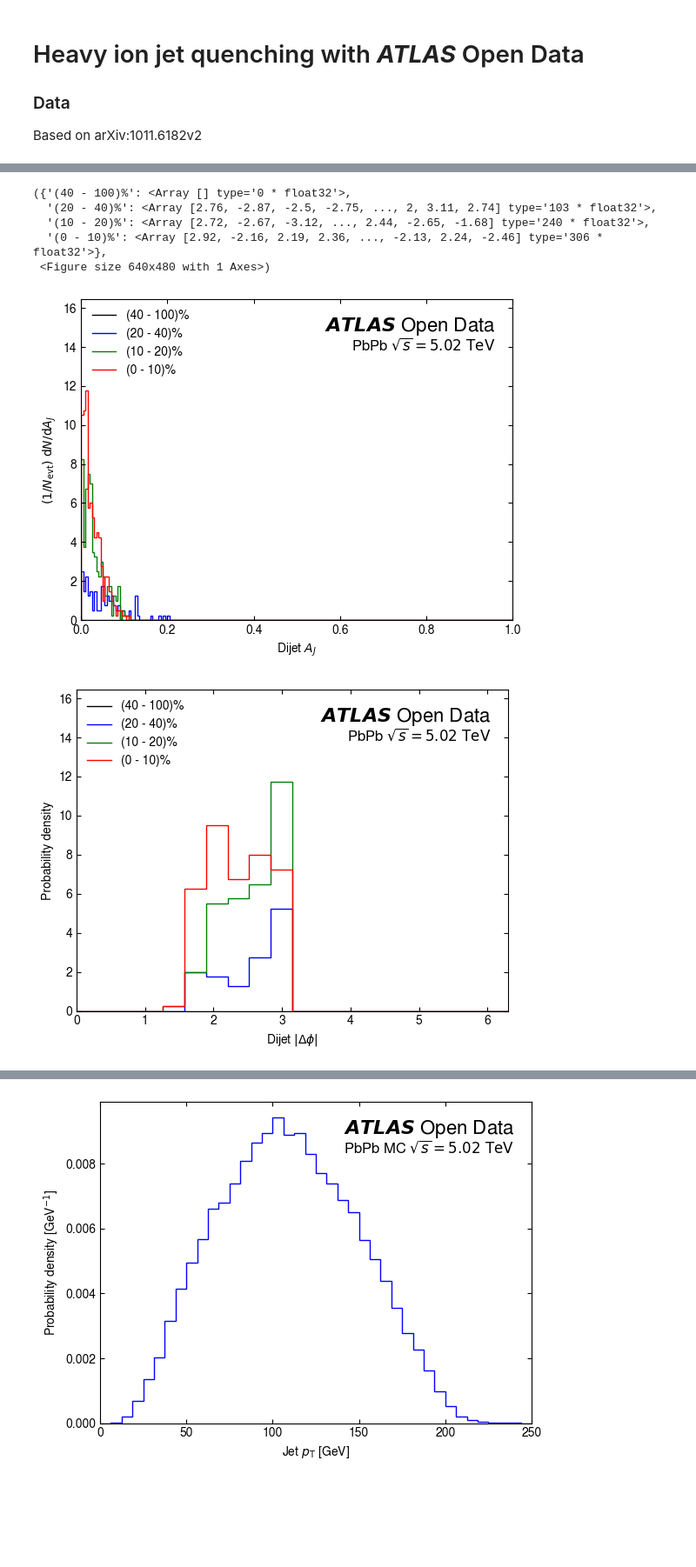
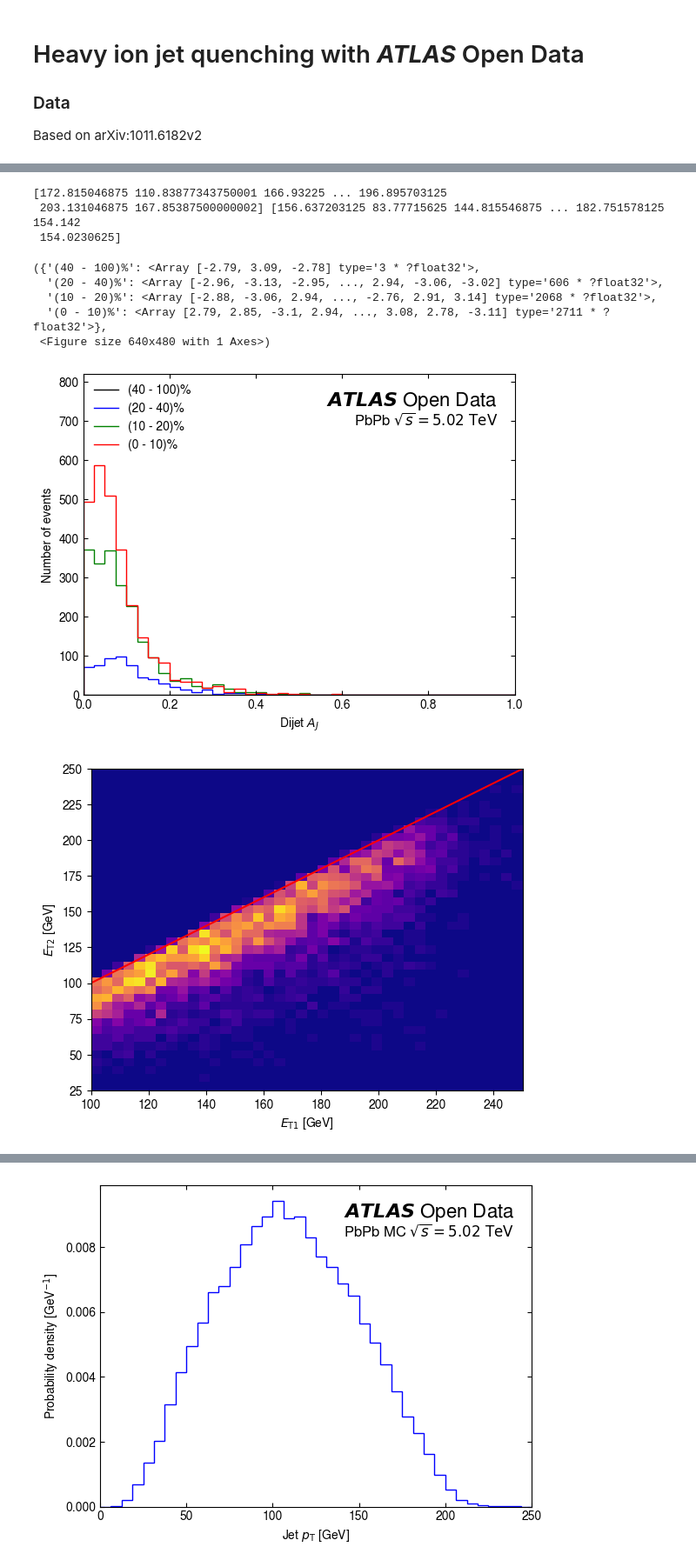
Before and after one commit to rjackson-lancs/notebooks-collection-opendata, a Jupyter notebook: for-research/heavy-ion-hard-probes/hardprobes_data.ipynb, the cells around one changed output, grey strips where cells are left out. Shown at 87% size. Drawn from its saved outputs; the diff is of its cells as text; code cells hidden in the pictures; blank space fills up the shorter version.

```diff
--- a/for-research/heavy-ion-hard-probes/hardprobes_data.ipynb
+++ b/for-research/heavy-ion-hard-probes/hardprobes_data.ipynb
@@ -52,6 +56,24 @@ def atlas_label(ax:matplotlib.axes.Axes,loc="upper right",text="Open Data",fonts
 # Cutting functions
 def cut_n_jets(jets:ak.Array,N=2)->ak.Array:
     return jets[ak.num(jets) >= N]
+
+def et(jets:ak.Array):
+    return np.sqrt(jets["pt"]*jets["pt"] + jets["m"]*jets["m"]/(np.cosh(jets["eta"])*np.cosh(jets["eta"])))
+# ET1 > 100 GeV
+def cut_leading_et(jets:ak.Array,leading=100)->ak.Array:
+    jets["et"] = et(jets)
+    jets = jets[ak.argsort(jets["et"],axis=1,ascending=False)]
+    return jets[jets["et"][:,0]*MeVtoGeV > leading]
+
+def deltaphi(phi1,phi2):
+    return np.abs((phi2 - phi1 + np.pi) % (2*np.pi) - np.pi)
+def cut_deltaphi(jets:ak.Array):
+    jets["leading_deltaphi"] = deltaphi(ak.firsts(jets["phi"]),jets["phi"])
+    jets = jets[(jets["leading_deltaphi"] > np.pi*7/8) | (ak.local_index(jets["leading_deltaphi"]) == 0)]
+    return jets[ak.num(jets) >= 2]
+
+def cut_subleading_et(jets:ak.Array,subleading=25):
+    return jets[jets["et"][:,1]*MeVtoGeV > subleading]
 
 def cut_et(jets:ak.Array,leading=100,subleading=25)->ak.Array:
     jets["et"] = np.sqrt(jets["pt"]*jets["pt"] + jets["m"]*jets["m"])
@@ -67,8 +89,6 @@ def transform_deltaphi(jets:ak.Array):
     dphi = jets["phi"][:,0] - jets["phi"][:,1]
     dphi = (dphi + np.pi) % (2*np.pi) - np.pi
     return dphi
-def cut_opp_hemispheres(jets:ak.Array)->ak.Array:
-    return jets[np.abs(transform_deltaphi(jets)) > np.pi*.5]
 
 # Get the number of entries in a jagged awkward array
 def get_entries(array:ak.Array):
@@ -128,6 +146,10 @@ def get_jets_fcal(path:str):
                 f"EventInfoAuxDyn.FCalEt{x}" for x in ("A","C")
             )
         } | {
+            branch.split(".")[1]: tree[branch].array() for branch in (
+                f"EventInfoAuxDyn.Centrality{x}" for x in ("Min","Max")
+            )
+        }| {
             "eventNumber": tree["EventInfoAuxDyn.eventNumber"].array()
         })
     return jets, fcal
@@ -221,11 +261,10 @@ def plot_aj(jet_centralities:dict,mc=False):
 
     cols = ["black","blue","green","red"]
     for i,c in enumerate(AJ):
-        h, bin_edges = np.histogram(AJ[c],bins=200,range=h_range)
-        h = h/len(AJ)
+        h, bin_edges = np.histogram(AJ[c],bins=40,range=h_range,density=False)
         ax.stairs(h,bin_edges,label=c,color=cols[i])
 
-    ax.set_xlabel(r"Dijet $A_J$"); ax.set_ylabel(r"$(1/N_\mathrm{evt})\ \mathrm{d}N/\mathrm{d}A_J$")
+    ax.set_xlabel(r"Dijet $A_J$"); ax.set_ylabel(r"Number of events")
     atlas_label(ax,mc=mc)
     inner_ticks(ax)
 
@@ -238,7 +277,6 @@ def plot_aj(jet_centralities:dict,mc=False):
 # Plot delta phi
 def plot_delta_phi(jet_centralities:dict,mc=False):
     fig, ax = plt.subplots()
-    phi = "phi"
     DPhi ={c: transform_deltaphi(jet_centralities[c]) for c in jet_centralities}
 
     h_range = (0, np.ceil(2*np.pi*10)*.1)
@@ -249,7 +287,7 @@ def plot_delta_phi(jet_centralities:dict,mc=False):
         h = h/len(DPhi)
         ax.stairs(h,bin_edges,label=c,color=cols[i])
 
-    ax.set_xlabel(r"Dijet $|\Delta\phi|$"); ax.set_ylabel(r"Probability density")
+    ax.set_xlabel(r"Dijet $|\Delta\phi'|$"); ax.set_ylabel(r"Probability density")
     atlas_label(ax,mc=mc)
     inner_ticks(ax)
 
@@ -258,6 +296,15 @@ def plot_delta_phi(jet_centralities:dict,mc=False):
     ax.set_xlim(h_range)
 
     return DPhi, fig
+
+def plot_et1_et2(jets:ak.Array):
+    ET1, ET2 = ak.to_numpy(jets["et"][:,0])*MeVtoGeV, ak.to_numpy(jets["et"][:,1])*MeVtoGeV
+    print(ET1,ET2)
+
+    fig, ax = plt.subplots()
+    ax.hist2d(ET1,ET2,bins=40,range=[(100,250),(25,250)],cmap="plasma")
+    ax.set_xlabel(r"$E_\mathrm{T1}$ [GeV]"); ax.set_ylabel(r"$E_\mathrm{T2}$ [GeV]")
+    ax.plot([0,250],[0,250],color="red")
 # %%
 # Get data
 jets, fcal = get_jets_fcal("DAOD_HIONHPOD_DATA.output.pool.root:CollectionTree")
@@ -267,4 +321,4 @@ plot_pt(jets)
 # %%
-jets, fcal, fig = apply_plot_cuts(jets,fcal)
+jets, fcal = apply_cuts(jets,fcal,plot=True)
 n_jets, fig = plot_n_jets(jets)
 # %% [output]
@@ -273,12 +327,16 @@ n_jets, fig = plot_n_jets(jets)
 # %%
 jet_centralities = bin_jets_by_centrality(jets,fcal)
 plot_aj(jet_centralities)
+plot_et1_et2(jets)
 plot_delta_phi(jet_centralities)
 # %% [output]
-({'(40 - 100)%': <Array [] type='0 * float32'>,
-  '(20 - 40)%': <Array [2.76, -2.87, -2.5, -2.75, ..., 2, 3.11, 2.74] type='103 * float32'>,
-  '(10 - 20)%': <Array [2.72, -2.67, -3.12, ..., 2.44, -2.65, -1.68] type='240 * float32'>,
-  '(0 - 10)%': <Array [2.92, -2.16, 2.19, 2.36, ..., -2.13, 2.24, -2.46] type='306 * float32'>},
- <Figure size 640x480 with 1 Axes>)
+[172.815046875 110.83877343750001 166.93225 ... 196.895703125
+ 203.131046875 167.85387500000002] [156.637203125 83.77715625 144.815546875 ... 182.751578125 154.142
+ 154.0230625]
+({'(40 - 100)%': <Array [-2.79, 3.09, -2.78] type='3 * ?float32'>,
+  '(20 - 40)%': <Array [-2.96, -3.13, -2.95, ..., 2.94, -3.06, -3.02] type='606 * ?float32'>,
+  '(10 - 20)%': <Array [-2.88, -3.06, 2.94, ..., -2.76, 2.91, 3.14] type='2068 * ?float32'>,
+  '(0 - 10)%': <Array [2.79, 2.85, -3.1, 2.94, ..., 3.08, 2.78, -3.11] type='2711 * ?float32'>},
+ <Figure size 640x480 with 1 Axes>)
-[figure, old version]
+[figure, new version]
-[figure, old version]
+[figure, new version]
```
Also changed, not shown: parts of 18 cells of this notebook.
